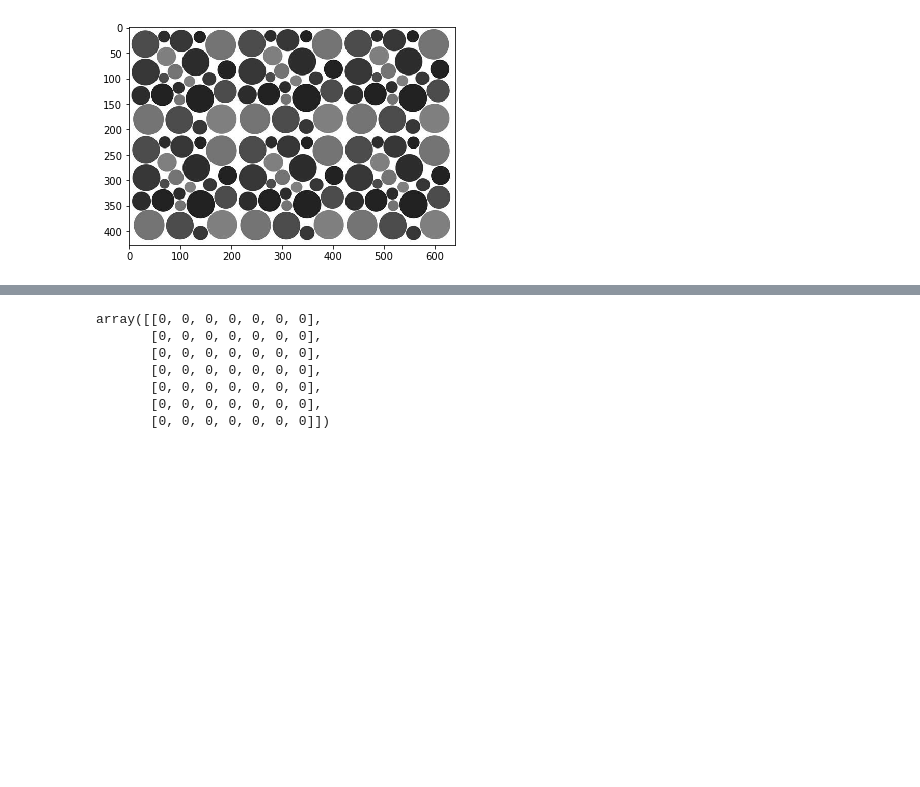
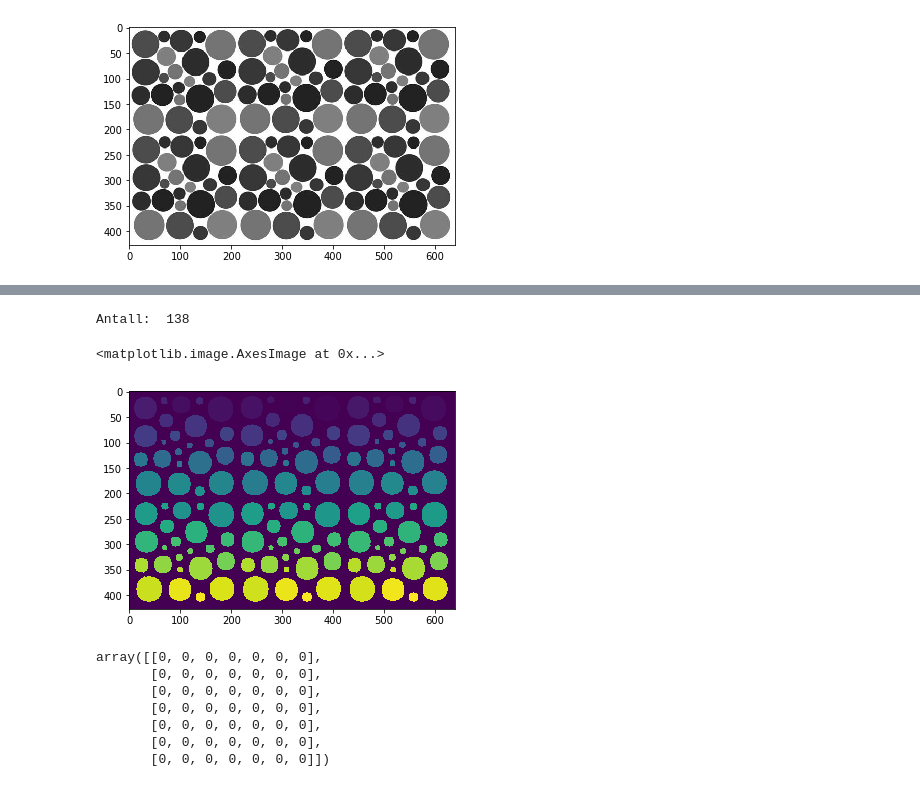
Before and after one commit to bako1/IMT3881, a Jupyter notebook: 09_bildebehandling/Arbeidskrav_09.ipynb, the cells around one changed output, grey strips where cells are left out. Saved outputs shown, nothing was run; the diff lists cells and outputs as text; code cells hidden in the pictures; blank space fills up the shorter version.

```diff
--- a/09_bildebehandling/Arbeidskrav_09.ipynb
+++ b/09_bildebehandling/Arbeidskrav_09.ipynb
@@ -82,3 +86,11 @@ print(erosion)
+# %%
+label_im, nb_labels = ndimage.label(erosion)
+print('Antall: ',nb_labels)
+plt.imshow(label_im)
+# %% [output]
+Antall:  138
+<matplotlib.image.AxesImage at 0x...>
+[figure, added]
 # %%
 ndimage.binary_erosion(kernal, structure=np.ones((5,5))).astype(kernal.dtype)
 # %% [output]
```
Also changed, not shown: parts of 3 cells of this notebook.
